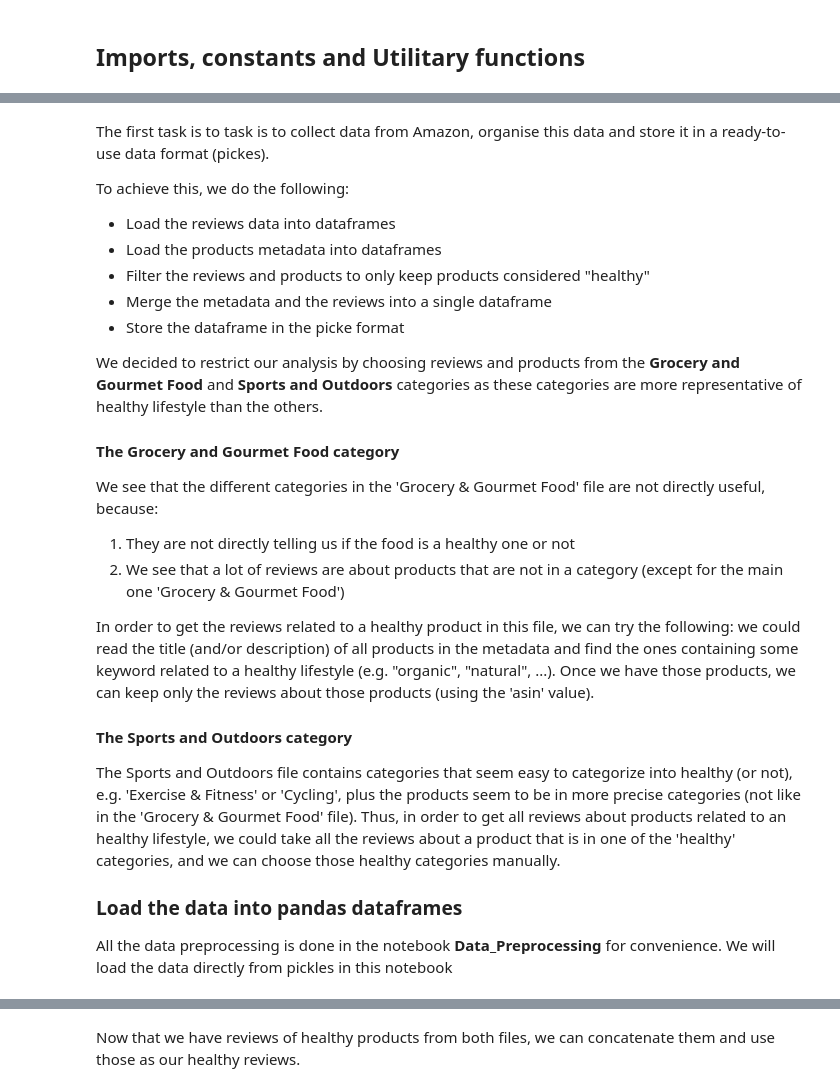
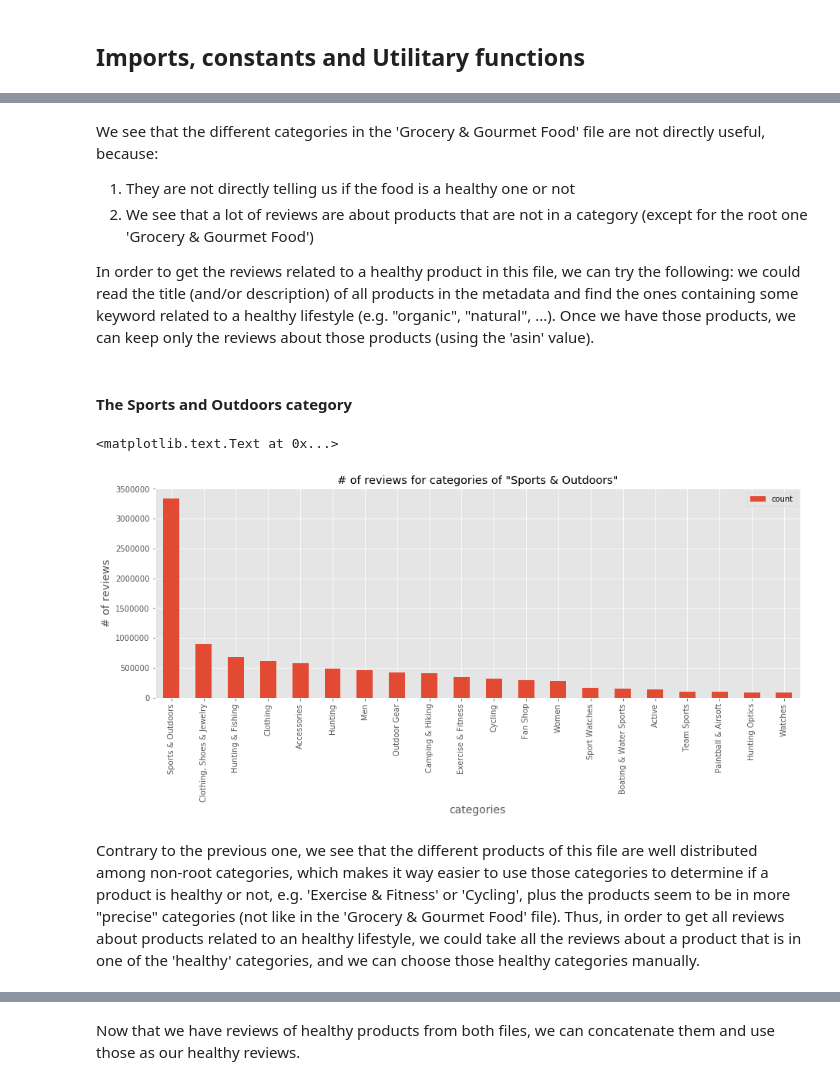
Before and after one commit to darioAnongba/EPFL-ADA, a Jupyter notebook: project/Report.ipynb, the cells around one changed output, grey strips where cells are left out. Saved outputs shown, nothing was run; the diff lists cells and outputs as text; code cells hidden in the pictures.

```diff
--- a/project/Report.ipynb
+++ b/project/Report.ipynb
@@ -56,28 +150,6 @@ def create_categories_count_df(reviews_df, meta_df):
 # %% [markdown]
-The first task is to task is to collect data from Amazon, organise this data and store it in a ready-to-use data format (pickes).
-
-To achieve this, we do the following:
-* Load the reviews data into dataframes
-* Load the products metadata into dataframes
-* Filter the reviews and products to only keep products considered "healthy"
-* Merge the metadata and the reviews into a single dataframe
-* Store the dataframe in the picke format
-
-We decided to restrict our analysis by choosing reviews and products from the **Grocery and Gourmet Food** and **Sports and Outdoors** categories as these categories are more representative of healthy lifestyle than the others.
-
-
-#### The Grocery and Gourmet Food category
-
 We see that the different categories in the 'Grocery & Gourmet Food' file are not directly useful, because:
 1. They are not directly telling us if the food is a healthy one or not
-2. We see that a lot of reviews are about products that are not in a category (except for the main one 'Grocery & Gourmet Food')
+2. We see that a lot of reviews are about products that are not in a category (except for the root one 'Grocery & Gourmet Food')
 
 In order to get the reviews related to a healthy product in this file, we can try the following: we could read the title (and/or description) of all products in the metadata and find the ones containing some keyword related to a healthy lifestyle (e.g. "organic", "natural", ...). Once we have those products, we can keep only the reviews about those products (using the 'asin' value).
-
-#### The Sports and Outdoors category
-
-The Sports and Outdoors file contains categories that seem easy to categorize into healthy (or not), e.g. 'Exercise & Fitness' or 'Cycling', plus the products seem to be in more precise categories (not like in the 'Grocery & Gourmet Food' file). Thus, in order to get all reviews about products related to an healthy lifestyle, we could take all the reviews about a product that is in one of the 'healthy' categories, and we can choose those healthy categories manually.
-
-### Load the data into pandas dataframes
-
-All the data preprocessing is done in the notebook **Data_Preprocessing** for convenience. We will load the data directly from pickles in this notebook
@@ -88,0 +156,12 @@ healthy_food_df = pd.read_pickle(DATA_DIR + 'healthy_food_df')
+# %% [markdown]
+#### The Sports and Outdoors category
+# %%
+sports_cat_count_df = pd.read_pickle(DATA_DIR + 'sports_cat_count_df')
+sports_cat_count_df.head(20).plot(kind='bar', title='# of reviews for categories of "Sports & Outdoors"')
+plt.xlabel('categories', fontsize=14)
+plt.ylabel('# of reviews', fontsize=14)
+# %% [output]
+<matplotlib.text.Text at 0x...>
+[figure, added]
+# %% [markdown]
+Contrary to the previous one, we see that the different products of this file are well distributed among non-root categories, which makes it way easier to use those categories to determine if a product is healthy or not, e.g. 'Exercise & Fitness' or 'Cycling', plus the products seem to be in more "precise" categories (not like in the 'Grocery & Gourmet Food' file). Thus, in order to get all reviews about products related to an healthy lifestyle, we could take all the reviews about a product that is in one of the 'healthy' categories, and we can choose those healthy categories manually.
```
Also changed, not shown: parts of 43 cells of this notebook, 1 other file.
